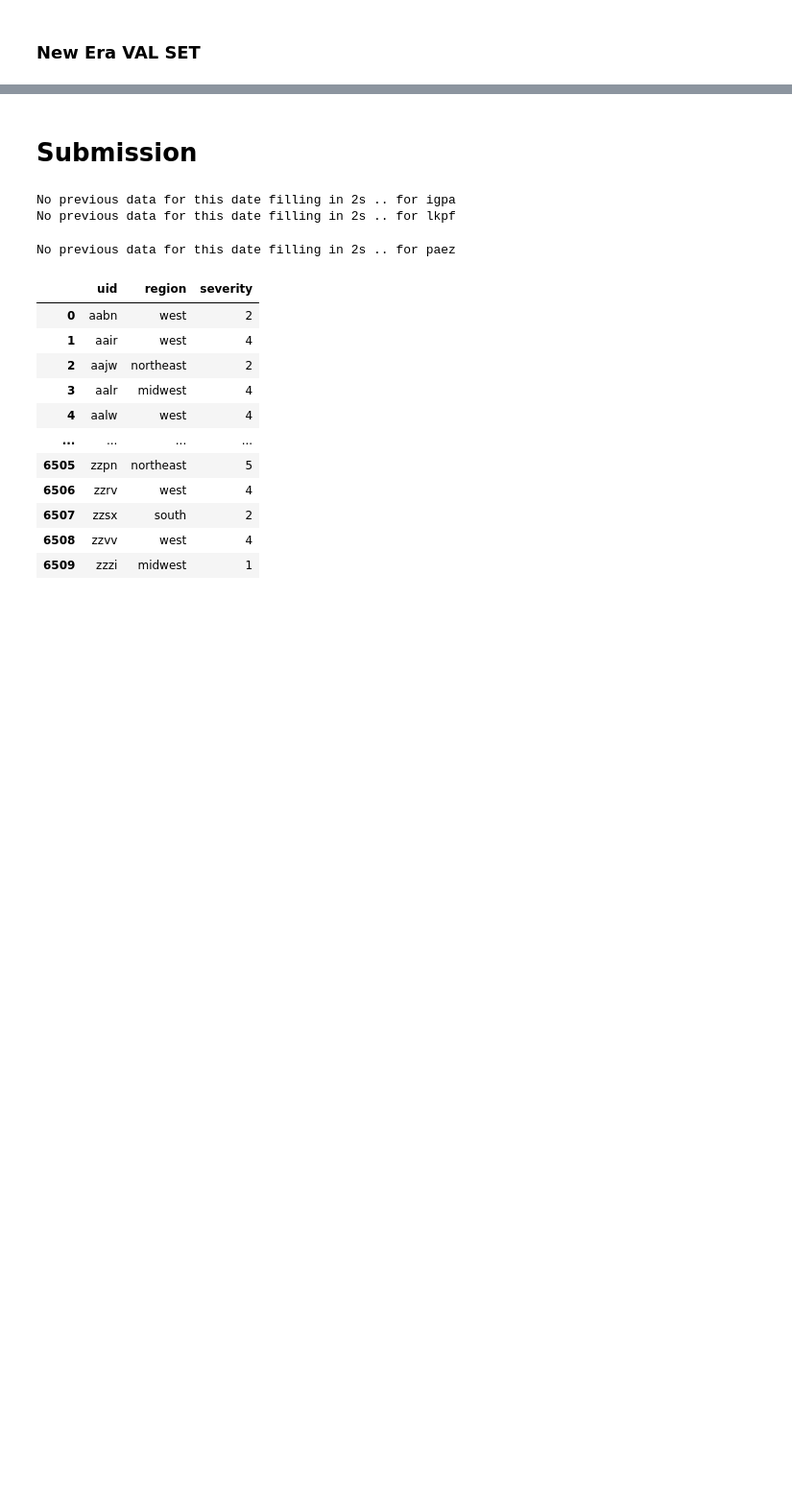
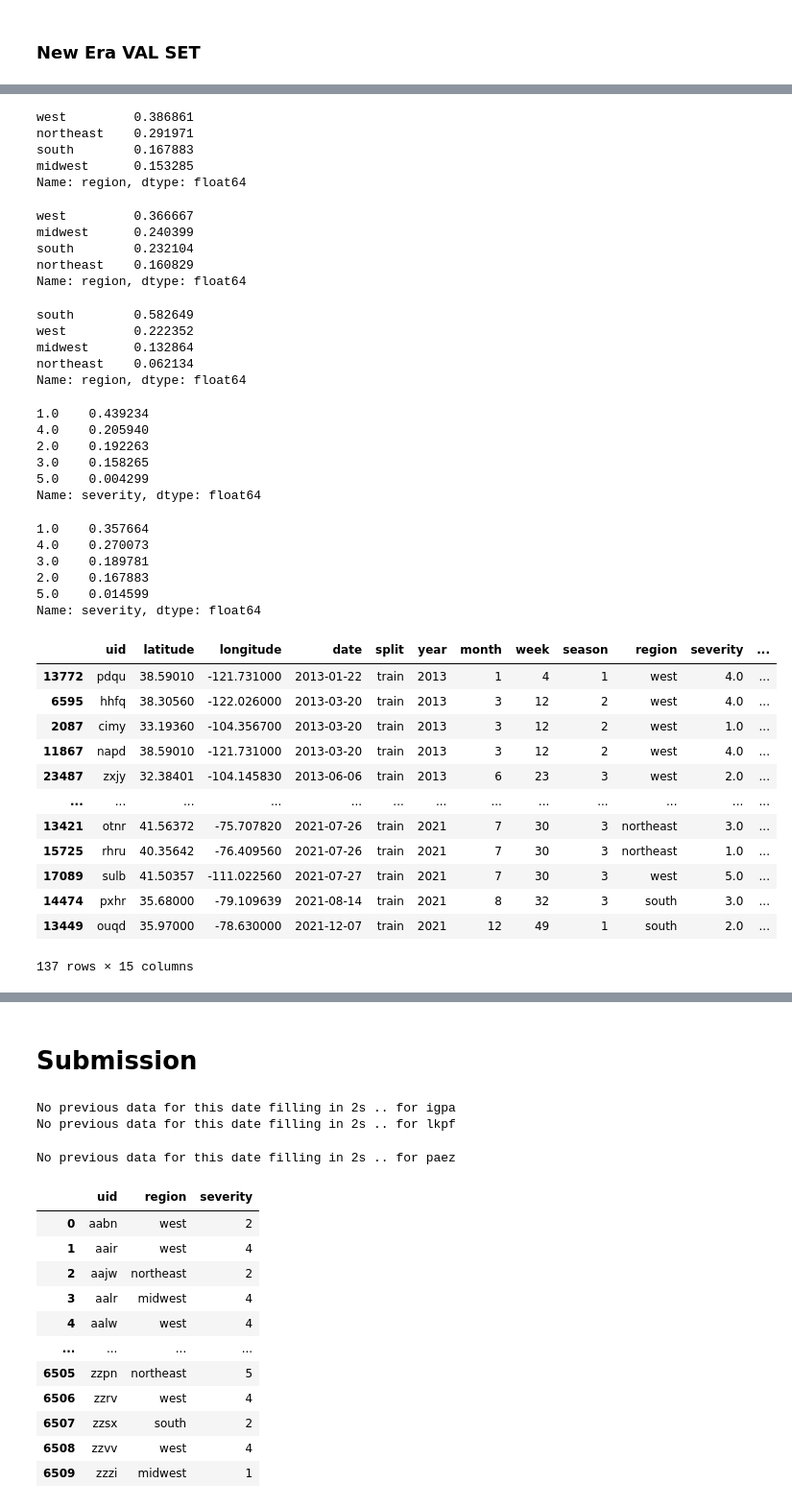
Before and after one commit to k-loki/Algal-bloom-Identification, a Jupyter notebook: notebooks/model_mtdata.ipynb, the cells around one changed output, grey strips where cells are left out. Shown at 96% size. Cells and saved outputs as stored; diff of their text form; code cells hidden in the pictures; blank space fills up the shorter version.

```diff
--- a/notebooks/model_mtdata.ipynb
+++ b/notebooks/model_mtdata.ipynb
@@ -359,6 +355,0 @@ len(set(val_data2.date).intersection(set(tr_data2_.date)))/val_data2.date.nuniqu
-# %%
-for row in tqdm(val_data2.itertuples(), total=val_data2.shape[0]):
-    val_data2.loc[row.Index, 'guess_2_new'] = make_guess2(row, tr_data=tr_data2_)
-
-analyize_matches(val_data2.severity, val_data2.guess_2_new)
-rmse(val_data2.severity, val_data2.guess_2_new)
@@ -463,0 +380,7 @@ rmse(val_data2.severity.sort_index(), grp_by_season.droplevel(0).loc[val_data2.i
+# %%
+for row in tqdm(val_data3_.itertuples(), total=val_data3_.shape[0]):
+    val_data3_.loc[row.Index, 'guess'] = make_guess2(row, tr_data=tr_data3)
+
+analyize_matches(val_data3_.severity, val_data3_.guess)
+
+rmse(val_data3_.severity, val_data3_.guess)
@@ -463,0 +458,58 @@ rmse(val_data2.severity.sort_index(), grp_by_season.droplevel(0).loc[val_data2.i
+# %%
+val_data3_.region.value_counts(normalize=True)
+# %% [output]
+west         0.386861
+northeast    0.291971
+south        0.167883
+midwest      0.153285
+Name: region, dtype: float64
+# %%
+test_data.region.value_counts(normalize=True)
+# %% [output]
+west         0.366667
+midwest      0.240399
+south        0.232104
+northeast    0.160829
+Name: region, dtype: float64
+# %%
+val_data2.region.value_counts(normalize=True)
+# %% [output]
+south        0.582649
+west         0.222352
+midwest      0.132864
+northeast    0.062134
+Name: region, dtype: float64
+# %%
+val_data2.severity.value_counts(normalize=True)
+# %% [output]
+1.0    0.439234
+4.0    0.205940
+2.0    0.192263
+3.0    0.158265
+5.0    0.004299
+Name: severity, dtype: float64
+# %%
+val_data3_.severity.value_counts(normalize=True)
+# %% [output]
+1.0    0.357664
+4.0    0.270073
+3.0    0.189781
+2.0    0.167883
+5.0    0.014599
+Name: severity, dtype: float64
+# %%
+val_data3_
+# %% [output]
+|  | uid | latitude | longitude | date | split | year | month | week | season | region | severity | ... |
+| 13772 | pdqu | 38.59010 | -121.731000 | 2013-01-22 | train | 2013 | 1 | 4 | 1 | west | 4.0 | ... |
+| 6595 | hhfq | 38.30560 | -122.026000 | 2013-03-20 | train | 2013 | 3 | 12 | 2 | west | 4.0 | ... |
+| 2087 | cimy | 33.19360 | -104.356700 | 2013-03-20 | train | 2013 | 3 | 12 | 2 | west | 1.0 | ... |
+| 11867 | napd | 38.59010 | -121.731000 | 2013-03-20 | train | 2013 | 3 | 12 | 2 | west | 4.0 | ... |
+| 23487 | zxjy | 32.38401 | -104.145830 | 2013-06-06 | train | 2013 | 6 | 23 | 3 | west | 2.0 | ... |
+| ... | ... | ... | ... | ... | ... | ... | ... | ... | ... | ... | ... | ... |
+| 13421 | otnr | 41.56372 | -75.707820 | 2021-07-26 | train | 2021 | 7 | 30 | 3 | northeast | 3.0 | ... |
+| 15725 | rhru | 40.35642 | -76.409560 | 2021-07-26 | train | 2021 | 7 | 30 | 3 | northeast | 1.0 | ... |
+| 17089 | sulb | 41.50357 | -111.022560 | 2021-07-27 | train | 2021 | 7 | 30 | 3 | west | 5.0 | ... |
+| 14474 | pxhr | 35.68000 | -79.109639 | 2021-08-14 | train | 2021 | 8 | 32 | 3 | south | 3.0 | ... |
+| 13449 | ouqd | 35.97000 | -78.630000 | 2021-12-07 | train | 2021 | 12 | 49 | 1 | south | 2.0 | ... |
+137 rows × 15 columns
```
Also changed, not shown: parts of 63 cells of this notebook.
